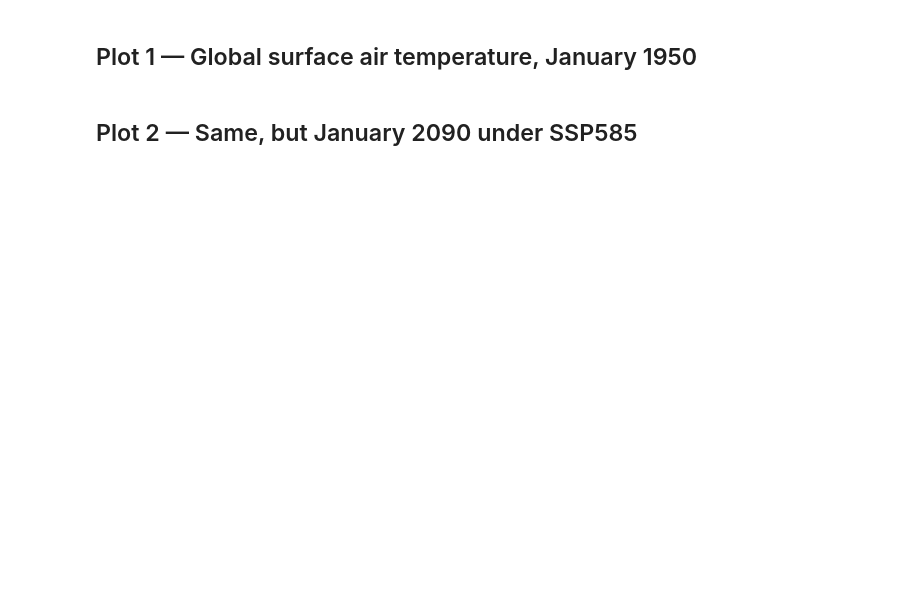
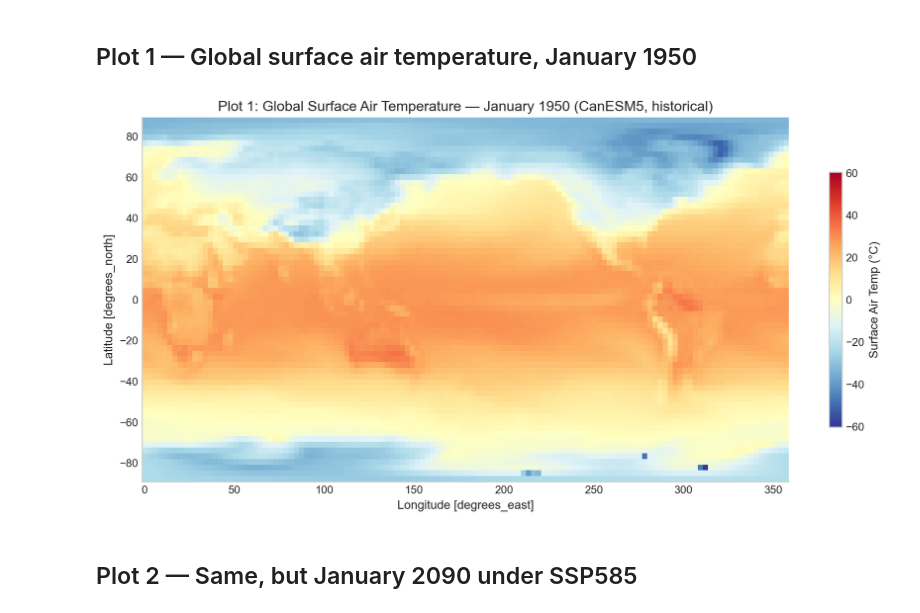
Before and after one commit to matthewviray/climate-signal, a Jupyter notebook: cmip6_exploratory.ipynb, the cells around one changed output. Drawn from its saved outputs; the diff is of its cells as text; code cells hidden in the pictures; blank space fills up the shorter version.

```diff
--- a/cmip6_exploratory.ipynb
+++ b/cmip6_exploratory.ipynb
@@ -14,11 +17,11 @@ import pandas as pd
 import xarray as xr
 import gcsfs
 import matplotlib.pyplot as plt
-import cartopy.crs as ccrs
-import cartopy.feature as cfeature
 
-plt.rcParams['figure.figsize'] = 12, 6
-plt.rcParams['figure.dpi'] = 110
+plt.style.use('seaborn-v0_8-whitegrid')
+plt.rcParams.update({'figure.dpi': 110, 'axes.titlesize': 13, 'axes.labelsize': 11})
+%matplotlib inline
+%config InlineBackend.figure_format = 'retina'
 
 gcs = gcsfs.GCSFileSystem(token='anon')
 df = pd.read_csv('https://storage.googleapis.com/cmip6/cmip6-zarr-consolidated-stores.csv')
@@ -29,14 +34,20 @@ print(df.shape, 'rows in catalog')
 Using CESM2 (NCAR) for historical + 3 SSP scenarios. `tas` = monthly mean near-surface air temperature.
 We pick `r1i1p1f1` (the first realization) for consistency.
 # %%
-def open_run(experiment, source='CESM2', member='r1i1p1f1', table='Amon', var='tas'):
-    q = (f"source_id == '{source}' & experiment_id == '{experiment}' "
-         f"& member_id == '{member}' & table_id == '{table}' & variable_id == '{var}'")
-    matches = df.query(q)
-    if matches.empty:
-        raise ValueError(f'No match for {experiment}')
-    zstore = matches.iloc[0].zstore
-    return xr.open_zarr(gcs.get_mapper(zstore), consolidated=True)
+def open_run(experiment, source='CanESM5', member='r1i1p1f1', table='Amon', var='tas'):
+    q = df[
+        (df.source_id     == source)     &
+        (df.experiment_id == experiment) &
+        (df.member_id     == member)     &
+        (df.table_id      == table)      &
+        (df.variable_id   == var)
+    ]
+    if q.empty:
+        raise ValueError(f'No match for {source}/{experiment}/{var}')
+    gn = q[q.grid_label == 'gn']
+    row = gn.iloc[0] if not gn.empty else q.iloc[0]
+    print(f'  loaded {source}/{experiment}: {row.zstore.split("/")[-4]}')
+    return xr.open_zarr(gcs.get_mapper(row.zstore), consolidated=True)
 
 ds_hist = open_run('historical')
 ds_585  = open_run('ssp585')
@@ -56,15 +72,18 @@ def global_mean(da):
 # %% [markdown]
 ## Plot 1 — Global surface air temperature, January 1950
 # %%
-fig = plt.figure(figsize=(11, 5.5))
-ax = plt.axes(projection=ccrs.Robinson())
-T_1950 = ds_hist.tas.sel(time='1950-01').squeeze() - 273.15  # K -> C
-T_1950.plot(ax=ax, transform=ccrs.PlateCarree(), cmap='RdYlBu_r',
+T_1950 = ds_hist.tas.sel(time='1950-01').squeeze() - 273.15
+
+fig, ax = plt.subplots(figsize=(11, 5.5))
+T_1950.plot(ax=ax, cmap='RdYlBu_r',
             cbar_kwargs={'label': 'Surface Air Temp (°C)', 'shrink': 0.7})
-ax.coastlines()
-ax.set_title('Plot 1: Global Surface Air Temperature — January 1950 (CESM2, historical)')
+ax.set_title('Plot 1: Global Surface Air Temperature — January 1950 (CanESM5, historical)')
+ax.spines[['top', 'right']].set_visible(False)
+plt.tight_layout()
 plt.savefig('01_map_1950.png', dpi=120, bbox_inches='tight')
 plt.show()
+# %% [output]
+[figure, added]
 # %% [markdown]
 ## Plot 2 — Same, but January 2090 under SSP585
 # %%
```
Also changed, not shown: parts of 10 cells of this notebook, 4 other files.
